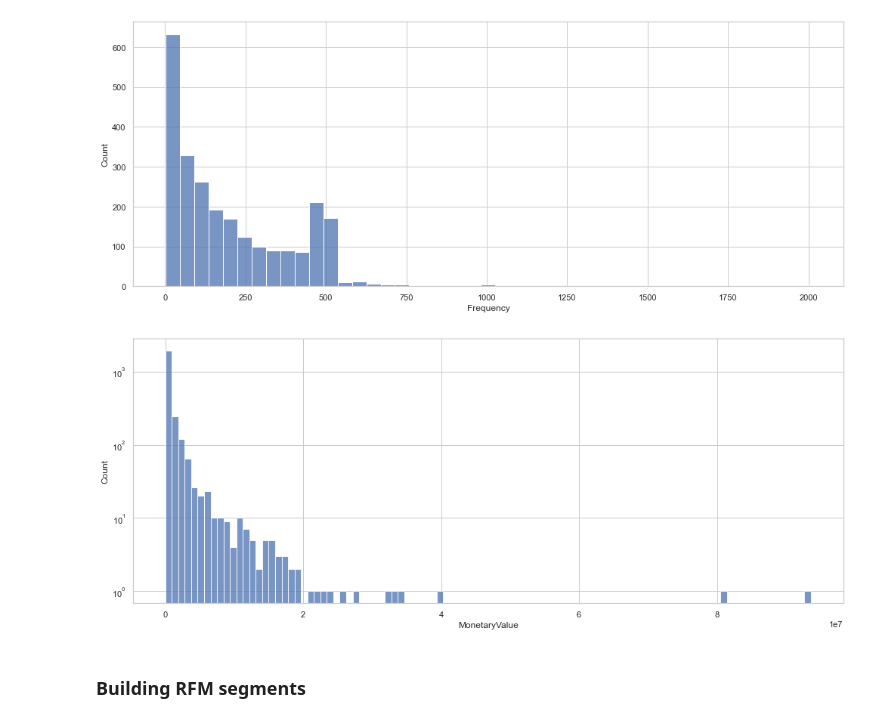
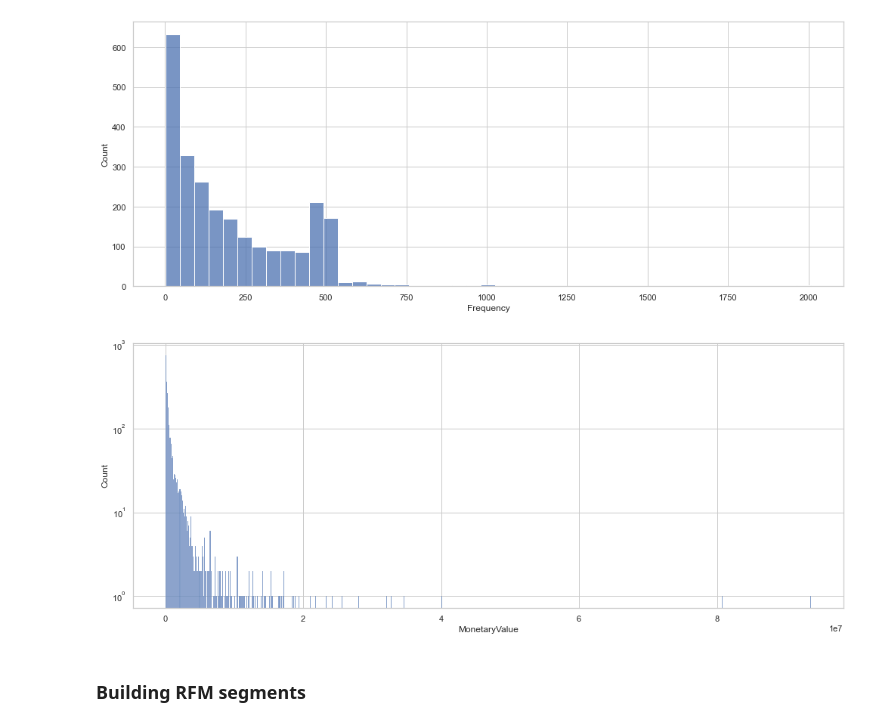
Before and after one commit to Razvanepe/Iowa_spirits_sales, a Jupyter notebook: notebooks/3. Pre-Processing.ipynb, the cells around one changed output. Drawn from its saved outputs; the diff is of its cells as text; code cells hidden in the pictures.

```diff
--- a/notebooks/3. Pre-Processing.ipynb
+++ b/notebooks/3. Pre-Processing.ipynb
@@ -59,7 +59,7 @@ warnings.filterwarnings('ignore')
 # %% [markdown]
 ### Loading data
 # %%
-df = pd.read_csv('../data/interim/cust_seg_df.csv', parse_dates = True)
+df = pd.read_csv('../data/interim/cust_seg_df.csv', parse_dates = [0])
 df
 # %% [output]
 |  | Date | Store Name | Sale (Dollars) |
@@ -98,2 +97,0 @@ df.describe(include = 'O')
-# %%
-df['Date'] = df['Date'].apply(pd.to_datetime)
@@ -513,10 +508,10 @@ sns.histplot(rfm.Frequency)
 <AxesSubplot:xlabel='Frequency', ylabel='Count'>
 [figure]
 # %%
-sns.histplot(rfm.MonetaryValue, bins = 100)
+sns.histplot(rfm.MonetaryValue)
 plt.yscale('log')
 # %% [output]
-[figure, old version]
+[figure, new version]
 # %% [markdown]
 ### Building RFM segments
 # %% [markdown]
```
Also changed, not shown: parts of 37 cells of this notebook.
